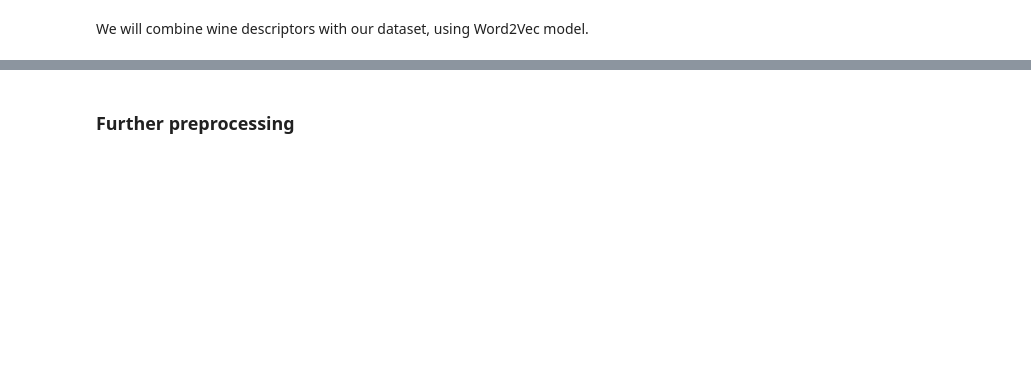
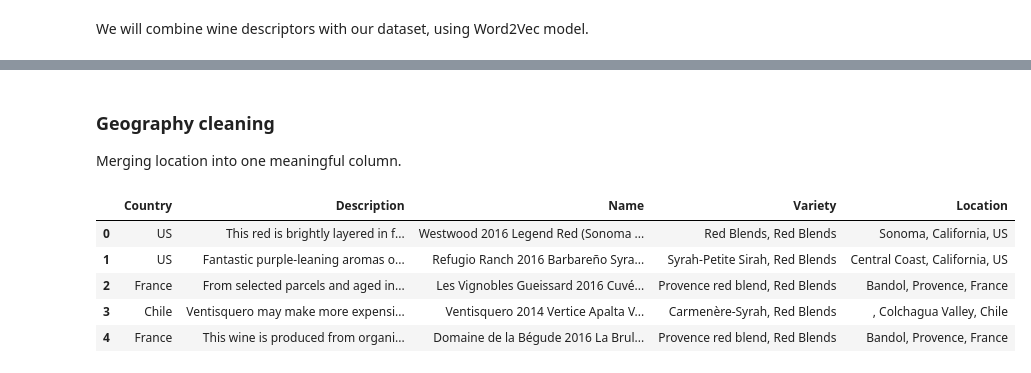
Before and after one commit to zuzg/wine-pairing, a Jupyter notebook: notebooks/wine_eda.ipynb, the cells around one changed output, grey strips where cells are left out. Drawn from its saved outputs; the diff is of its cells as text; code cells hidden in the pictures; blank space fills up the shorter version.

Commit message:
Clean geography

```diff
--- a/notebooks/wine_eda.ipynb
+++ b/notebooks/wine_eda.ipynb
@@ -156,2 +158,16 @@ wine_word2vec_model = Word2Vec.load(model_path)
-# %% [markdown]
-### Further preprocessing
+# %% [markdown]
+### Geography cleaning
+Merging location into one meaningful column.
+# %%
+df = df.fillna(value={"Region": "", "Province": ""})
+df[["Region", "Province", "Country"]] = df[["Region", "Province", "Country"]].astype(str)
+df["Location"] = df[["Region", "Province", "Country"]].agg(", ".join, axis=1)
+df = df.drop(["Subregion", "Province", "Region", "Category"], axis=1)
+df.head()
+# %% [output]
+|  | Country | Description | Name | Variety | Location |
+| 0 | US | This red is brightly layered in f... | Westwood 2016 Legend Red (Sonoma ... | Red Blends, Red Blends | Sonoma, California, US |
+| 1 | US | Fantastic purple-leaning aromas o... | Refugio Ranch 2016 Barbareño Syra... | Syrah-Petite Sirah, Red Blends | Central Coast, California, US |
+| 2 | France | From selected parcels and aged in... | Les Vignobles Gueissard 2016 Cuvé... | Provence red blend, Red Blends | Bandol, Provence, France |
+| 3 | Chile | Ventisquero may make more expensi... | Ventisquero 2014 Vertice Apalta V... | Carmenère-Syrah, Red Blends | , Colchagua Valley, Chile |
+| 4 | France | This wine is produced from organi... | Domaine de la Bégude 2016 La Brul... | Provence red blend, Red Blends | Bandol, Provence, France |
```
Also changed, not shown: parts of 4 cells of this notebook, 3 other files.
